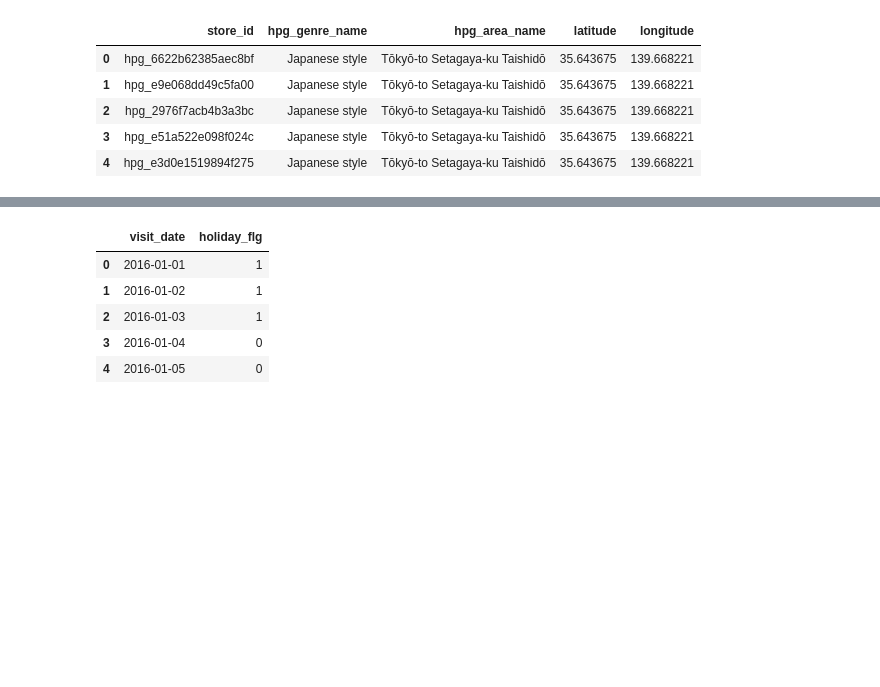
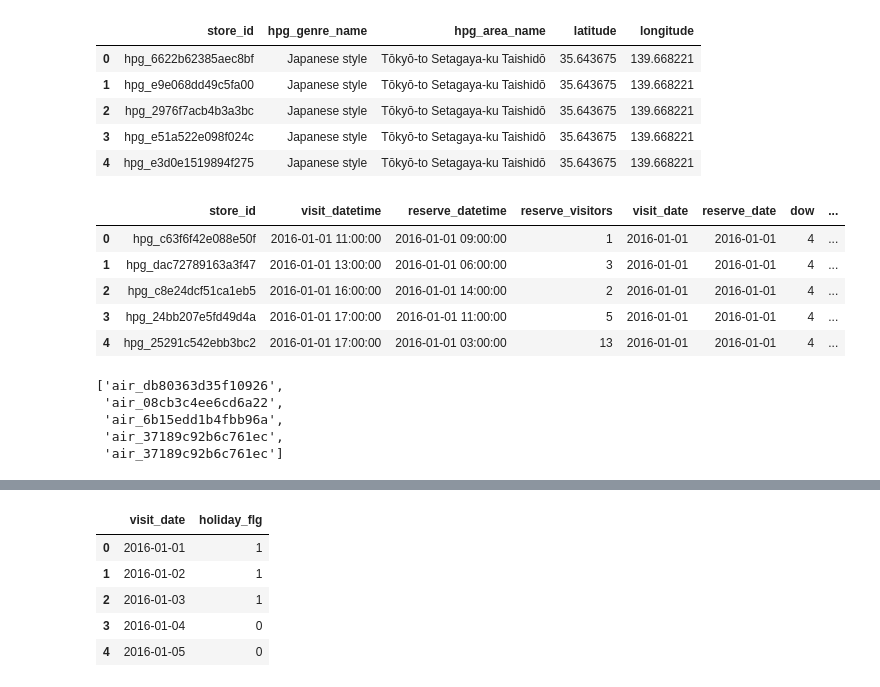
Before and after one commit to bgg11117/MSBA6420, a Jupyter notebook: Recruit_Restaurant_Visitor_Forecasting/rrvf_modeling_1st_modularization.ipynb, the cells around one changed output, grey strips where cells are left out. Saved outputs shown, nothing was run; the diff lists cells and outputs as text; code cells hidden in the pictures; blank space fills up the shorter version.

```diff
--- a/Recruit_Restaurant_Visitor_Forecasting/rrvf_modeling_1st_modularization.ipynb
+++ b/Recruit_Restaurant_Visitor_Forecasting/rrvf_modeling_1st_modularization.ipynb
@@ -109,3 +121,21 @@ hpg_store.head()
 hpg_reserve['store_id'] = hpg_reserve['store_id'].map(store_id_map['air_store_id']).fillna(hpg_reserve['store_id'])
 hpg_store['store_id'] = hpg_store['store_id'].map(store_id_map['air_store_id']).fillna(hpg_store['store_id'])
 hpg_store.rename(columns={'hpg_genre_name':'air_genre_name','hpg_area_name':'air_area_name'},inplace=True)
+# %%
+hpg_reserve.head()
+# %% [output]
+|  | store_id | visit_datetime | reserve_datetime | reserve_visitors | visit_date | reserve_date | dow | ... |
+| 0 | hpg_c63f6f42e088e50f | 2016-01-01 11:00:00 | 2016-01-01 09:00:00 | 1 | 2016-01-01 | 2016-01-01 | 4 | ... |
+| 1 | hpg_dac72789163a3f47 | 2016-01-01 13:00:00 | 2016-01-01 06:00:00 | 3 | 2016-01-01 | 2016-01-01 | 4 | ... |
+| 2 | hpg_c8e24dcf51ca1eb5 | 2016-01-01 16:00:00 | 2016-01-01 14:00:00 | 2 | 2016-01-01 | 2016-01-01 | 4 | ... |
+| 3 | hpg_24bb207e5fd49d4a | 2016-01-01 17:00:00 | 2016-01-01 11:00:00 | 5 | 2016-01-01 | 2016-01-01 | 4 | ... |
+| 4 | hpg_25291c542ebb3bc2 | 2016-01-01 17:00:00 | 2016-01-01 03:00:00 | 13 | 2016-01-01 | 2016-01-01 | 4 | ... |
+# %%
+# meaning there's matching between hpg store and air store
+[x for x in hpg_reserve.store_id if not x.startswith('hpg')][:5]
+# %% [output]
+['air_db80363d35f10926',
+ 'air_08cb3c4ee6cd6a22',
+ 'air_6b15edd1b4fbb96a',
+ 'air_37189c92b6c761ec',
+ 'air_37189c92b6c761ec']
```
Also changed, not shown: parts of 7 cells of this notebook.
